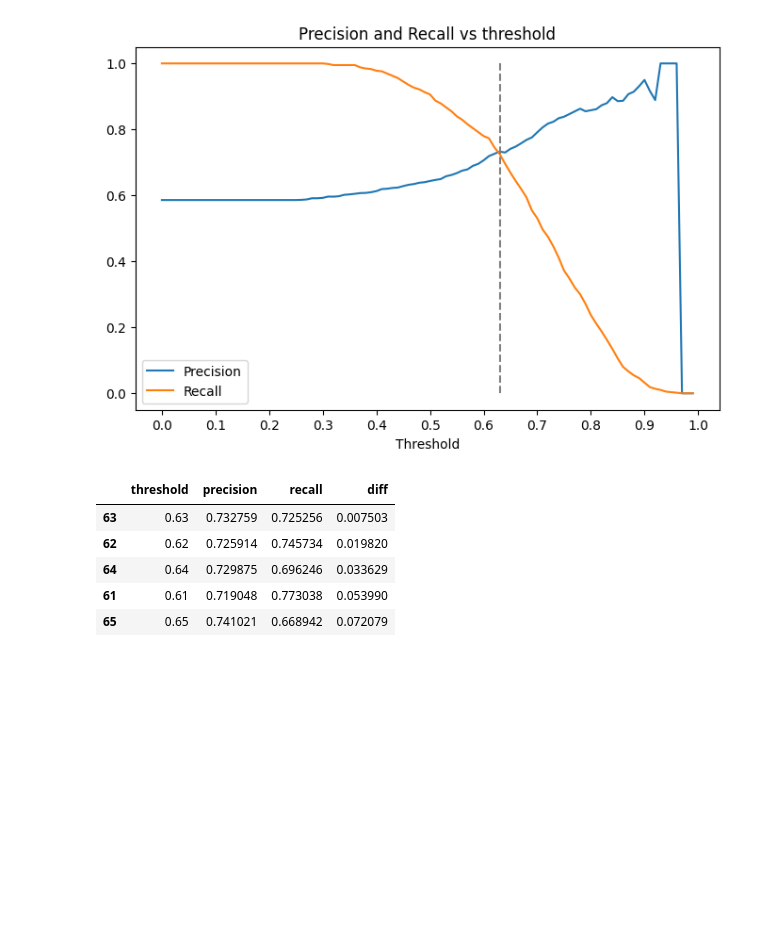
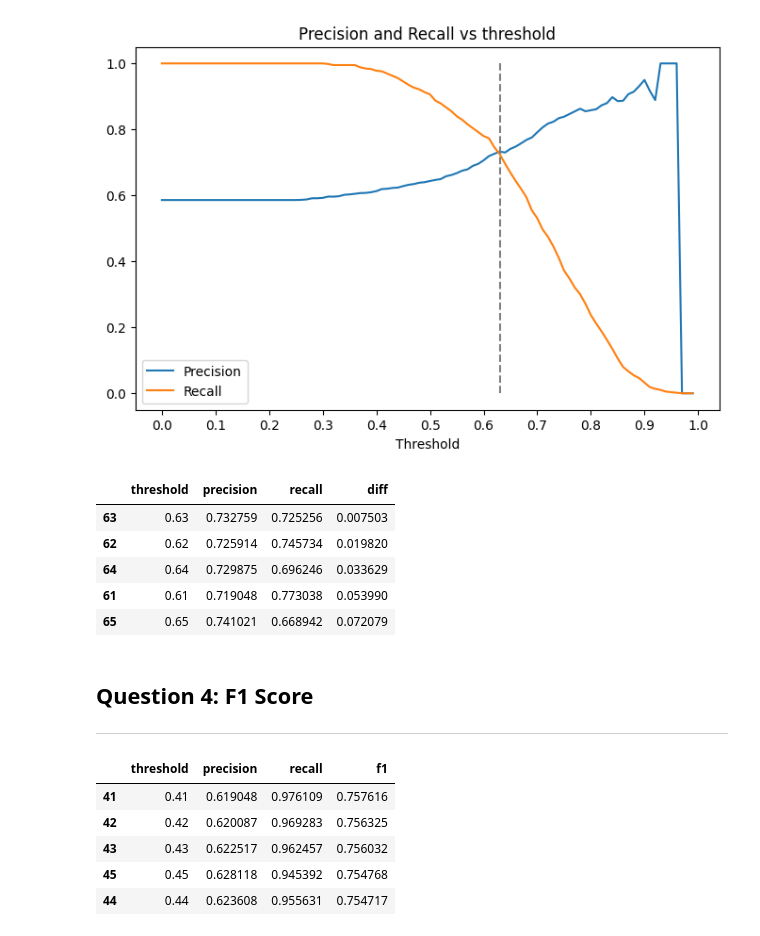
Before and after one commit to fjrNr/ml-zoomcamp, a Jupyter notebook: 04/notebook.ipynb, the cells around one changed output. Cells and saved outputs as stored; diff of their text form; code cells hidden in the pictures; blank space fills up the shorter version.

```diff
--- a/04/notebook.ipynb
+++ b/04/notebook.ipynb
@@ -160,3 +166,22 @@ d.sort_values(['diff', 'threshold']).head()
 | 64 | 0.64 | 0.729875 | 0.696246 | 0.033629 |
 | 61 | 0.61 | 0.719048 | 0.773038 | 0.053990 |
 | 65 | 0.65 | 0.741021 | 0.668942 | 0.072079 |
+# %% [markdown]
+Question 4: F1 Score
+---
+---
+# %%
+df_scores['f1'] = (2 * df_scores.precision * df_scores.recall
+                   / (df_scores.precision + df_scores.recall))
+
+df_scores.sort_values('f1', ascending=False).head()
+
+# Answer:
+# The maximal threshold F1 is 0.41
+# %% [output]
+|  | threshold | precision | recall | f1 |
+| 41 | 0.41 | 0.619048 | 0.976109 | 0.757616 |
+| 42 | 0.42 | 0.620087 | 0.969283 | 0.756325 |
+| 43 | 0.43 | 0.622517 | 0.962457 | 0.756032 |
+| 45 | 0.45 | 0.628118 | 0.945392 | 0.754768 |
+| 44 | 0.44 | 0.623608 | 0.955631 | 0.754717 |
```
Also changed, not shown: parts of 3 cells of this notebook.
